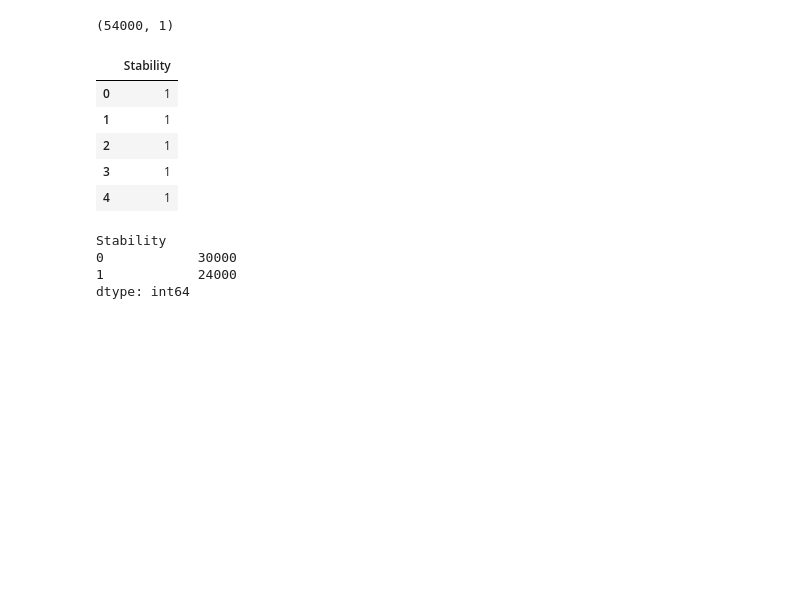
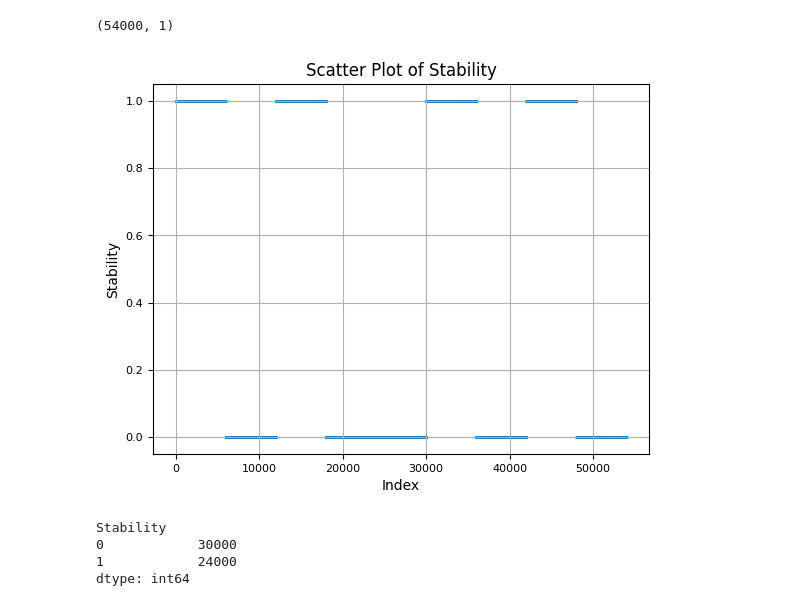
Before and after one commit to newton-raphson/sequential_image_classification, a Jupyter notebook: notebooks/exploaratory_data.ipynb, the cells around one changed output. Saved outputs shown, nothing was run; the diff lists cells and outputs as text; code cells hidden in the pictures; blank space fills up the shorter version.

```diff
--- a/notebooks/exploaratory_data.ipynb
+++ b/notebooks/exploaratory_data.ipynb
@@ -57,16 +78,20 @@ train_y.shape
 (54000, 1)
 # %%
 import pandas as pd
-# %%
-df = pd.DataFrame(np.array(train_y),columns=["Stability"])
-df.head()
-# %% [output]
-|  | Stability |
-| 0 | 1 |
-| 1 | 1 |
-| 2 | 1 |
-| 3 | 1 |
-| 4 | 1 |
+# %%
+df = pd.DataFrame(np.array(train_y),columns=["Stability"])
+
+plt.scatter(df.index, df["Stability"], alpha=0.8,s=0.1)
+# Set smaller tick marks
+plt.xticks(fontsize=8)
+plt.yticks(fontsize=8)
+
+plt.title('Scatter Plot of Stability')
+plt.xlabel('Index')
+plt.ylabel('Stability')
+plt.grid(True)
+# %% [output]
+[figure, added]
 # %%
 df.value_counts()
 # %% [output]
```
Also changed, not shown: parts of 10 cells of this notebook, 9 other files.
